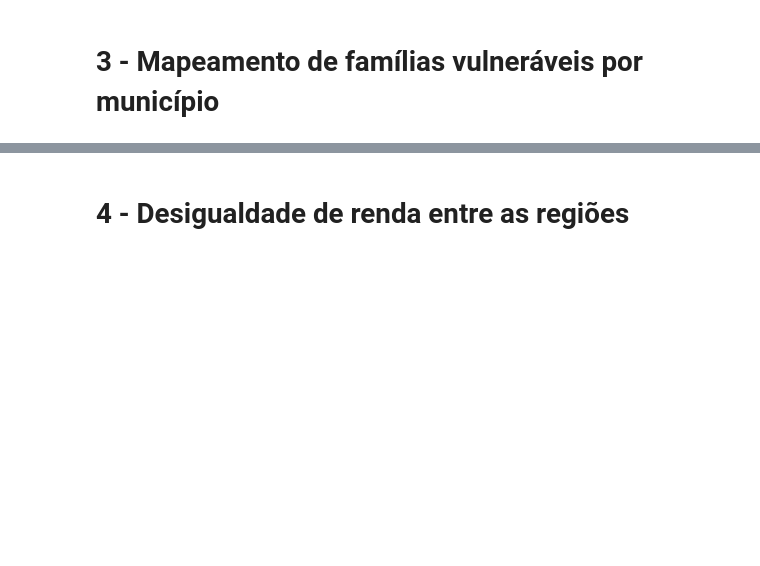
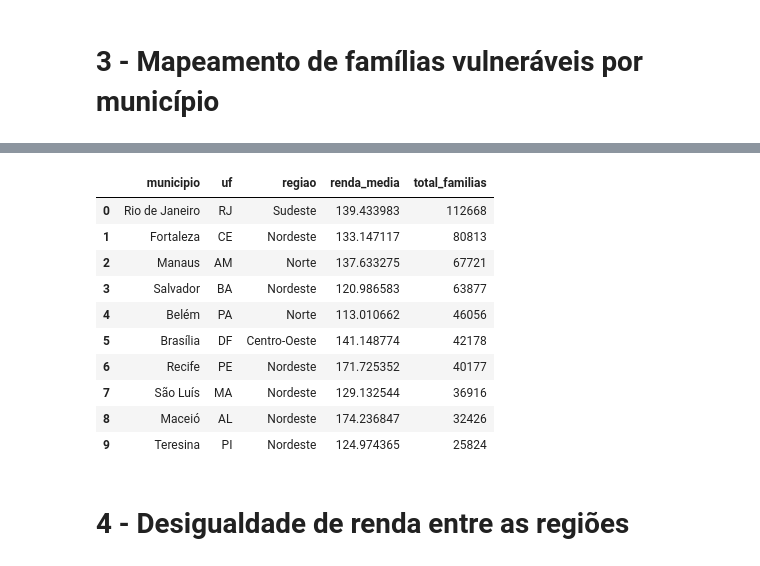
Before and after one commit to s-fontes/minicurso_ciencia_de_dados, a Jupyter notebook: exercicios.ipynb, the cells around one changed output, grey strips where cells are left out. Cells and saved outputs as stored; diff of their text form; code cells hidden in the pictures; blank space fills up the shorter version.

```diff
--- a/exercicios.ipynb
+++ b/exercicios.ipynb
@@ -151,12 +195,15 @@ conn.execute("""
         m."municipio-nome" AS municipio,
         m."UF-sigla" AS uf,
         m."regiao-nome" AS regiao,
+        AVG(f.vlr_renda_media_fam) AS renda_media,
         COUNT(f.*) AS total_familias
     FROM familias AS f
     JOIN frequentou_curso AS fc ON f.id_familia = fc.id_familia
     JOIN ibge_municipios as m ON f.cd_ibge = m."municipio-id"
     WHERE fc.frequentou_curso = 0
     GROUP BY ALL
+    HAVING renda_media < 200
     ORDER BY total_familias DESC
     LIMIT 10;
 """)
+# %% [output]
@@ -163,3 +212,14 @@ conn.execute("""
+|  | municipio | uf | regiao | renda_media | total_familias |
+| 0 | Rio de Janeiro | RJ | Sudeste | 139.433983 | 112668 |
+| 1 | Fortaleza | CE | Nordeste | 133.147117 | 80813 |
+| 2 | Manaus | AM | Norte | 137.633275 | 67721 |
+| 3 | Salvador | BA | Nordeste | 120.986583 | 63877 |
+| 4 | Belém | PA | Norte | 113.010662 | 46056 |
+| 5 | Brasília | DF | Centro-Oeste | 141.148774 | 42178 |
+| 6 | Recife | PE | Nordeste | 171.725352 | 40177 |
+| 7 | São Luís | MA | Nordeste | 129.132544 | 36916 |
+| 8 | Maceió | AL | Nordeste | 174.236847 | 32426 |
+| 9 | Teresina | PI | Nordeste | 124.974365 | 25824 |
 # %% [markdown]
 # 4 - Desigualdade de renda entre as regiões
 # %%
```
Also changed, not shown: parts of 9 cells of this notebook.
